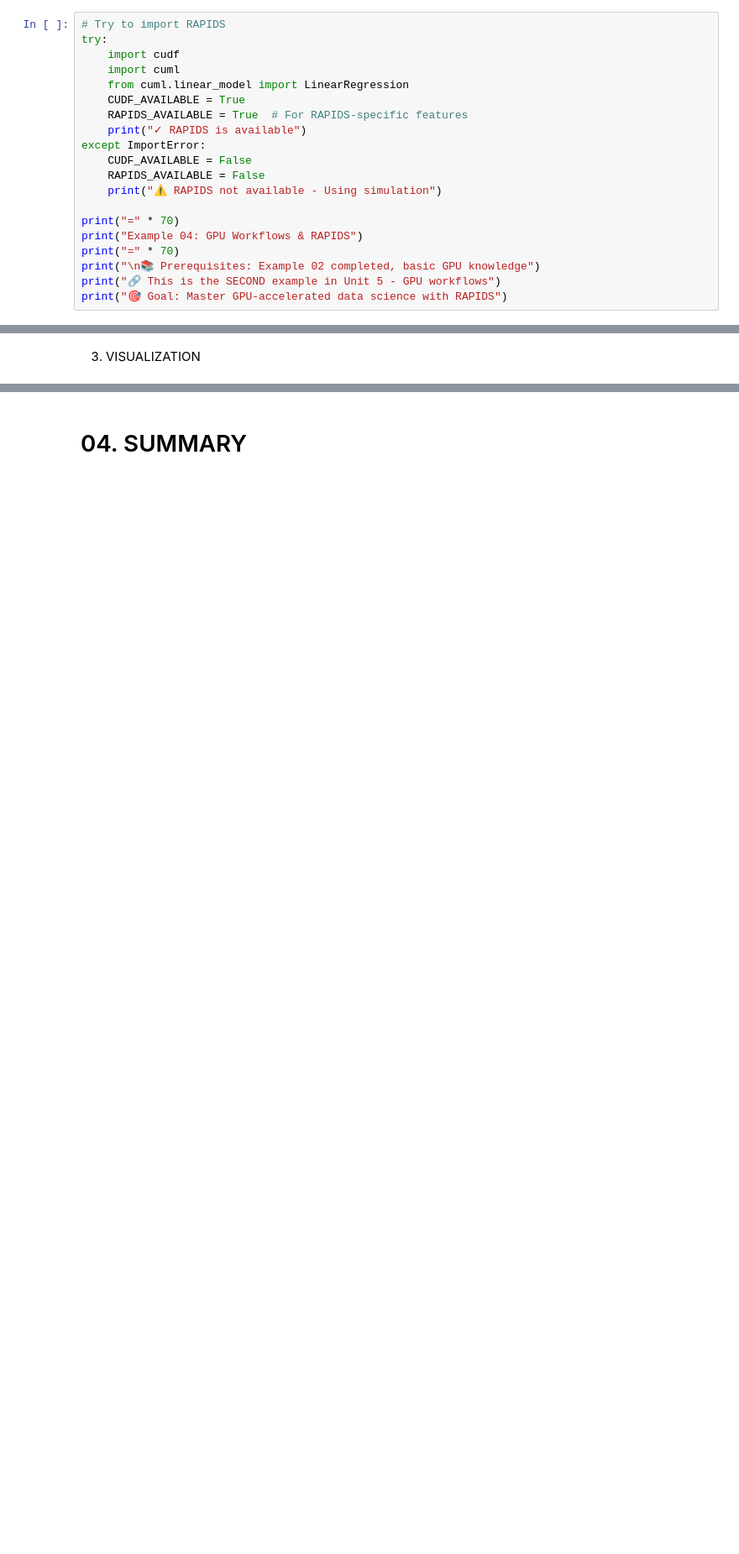
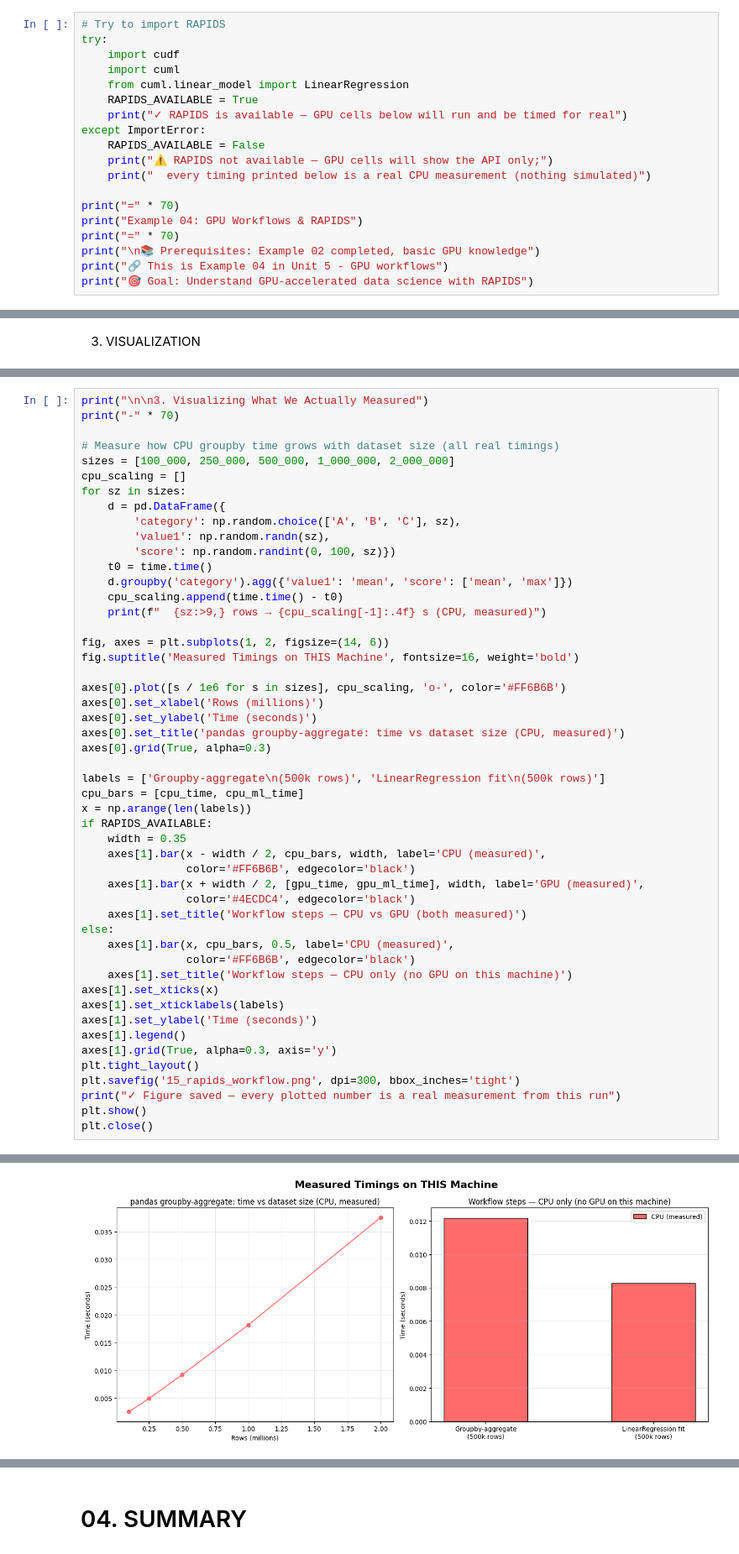
Before and after one commit to A-Alwabel/AI-Diploma-Program, a Jupyter notebook: Course 05/unit5-scaling/examples/04_rapids_workflows.ipynb, the cells around one changed output, grey strips where cells are left out. Shown at 84% size. Saved outputs shown, nothing was run; the diff lists cells and outputs as text; blank space fills up the shorter version.

```diff
--- a/Course 05/unit5-scaling/examples/04_rapids_workflows.ipynb
+++ b/Course 05/unit5-scaling/examples/04_rapids_workflows.ipynb
@@ -74,18 +80,17 @@ try:
     import cudf
     import cuml
     from cuml.linear_model import LinearRegression
-    CUDF_AVAILABLE = True
-    RAPIDS_AVAILABLE = True  # For RAPIDS-specific features
-    print("✓ RAPIDS is available")
+    RAPIDS_AVAILABLE = True
+    print("✓ RAPIDS is available — GPU cells below will run and be timed for real")
 except ImportError:
-    CUDF_AVAILABLE = False
     RAPIDS_AVAILABLE = False
-    print("⚠ RAPIDS not available - Using simulation")
+    print("⚠ RAPIDS not available — GPU cells will show the API only;")
+    print("  every timing printed below is a real CPU measurement (nothing simulated)")
 
 print("=" * 70)
 print("Example 04: GPU Workflows & RAPIDS")
 print("=" * 70)
 print("\n📚 Prerequisites: Example 02 completed, basic GPU knowledge")
-print("🔗 This is the SECOND example in Unit 5 - GPU workflows")
-print("🎯 Goal: Master GPU-accelerated data science with RAPIDS")
+print("🔗 This is Example 04 in Unit 5 - GPU workflows")
+print("🎯 Goal: Understand GPU-accelerated data science with RAPIDS")
 # %% [output]
@@ -218,0 +214,51 @@ plt.close()
+# %%
+print("\n\n3. Visualizing What We Actually Measured")
+print("-" * 70)
+
+# Measure how CPU groupby time grows with dataset size (all real timings)
+sizes = [100_000, 250_000, 500_000, 1_000_000, 2_000_000]
+cpu_scaling = []
+for sz in sizes:
+    d = pd.DataFrame({
+        'category': np.random.choice(['A', 'B', 'C'], sz),
+        'value1': np.random.randn(sz),
+        'score': np.random.randint(0, 100, sz)})
+    t0 = time.time()
+    d.groupby('category').agg({'value1': 'mean', 'score': ['mean', 'max']})
+    cpu_scaling.append(time.time() - t0)
+    print(f"  {sz:>9,} rows → {cpu_scaling[-1]:.4f} s (CPU, measured)")
+
+fig, axes = plt.subplots(1, 2, figsize=(14, 6))
+fig.suptitle('Measured Timings on THIS Machine', fontsize=16, weight='bold')
+
+axes[0].plot([s / 1e6 for s in sizes], cpu_scaling, 'o-', color='#FF6B6B')
+axes[0].set_xlabel('Rows (millions)')
+axes[0].set_ylabel('Time (seconds)')
+axes[0].set_title('pandas groupby-aggregate: time vs dataset size (CPU, measured)')
+axes[0].grid(True, alpha=0.3)
+
+labels = ['Groupby-aggregate\n(500k rows)', 'LinearRegression fit\n(500k rows)']
+cpu_bars = [cpu_time, cpu_ml_time]
+x = np.arange(len(labels))
+if RAPIDS_AVAILABLE:
+    width = 0.35
+    axes[1].bar(x - width / 2, cpu_bars, width, label='CPU (measured)',
+                color='#FF6B6B', edgecolor='black')
+    axes[1].bar(x + width / 2, [gpu_time, gpu_ml_time], width, label='GPU (measured)',
+                color='#4ECDC4', edgecolor='black')
+    axes[1].set_title('Workflow steps — CPU vs GPU (both measured)')
+else:
+    axes[1].bar(x, cpu_bars, 0.5, label='CPU (measured)',
+                color='#FF6B6B', edgecolor='black')
+    axes[1].set_title('Workflow steps — CPU only (no GPU on this machine)')
+axes[1].set_xticks(x)
+axes[1].set_xticklabels(labels)
+axes[1].set_ylabel('Time (seconds)')
+axes[1].legend()
+axes[1].grid(True, alpha=0.3, axis='y')
+plt.tight_layout()
+plt.savefig('15_rapids_workflow.png', dpi=300, bbox_inches='tight')
+print("✓ Figure saved — every plotted number is a real measurement from this run")
+plt.show()
+plt.close()
+# %% [output]
@@ -218,0 +273 @@ plt.close()
+[figure, added]
```
Also changed, not shown: parts of 16 cells of this notebook, 7 other files.
